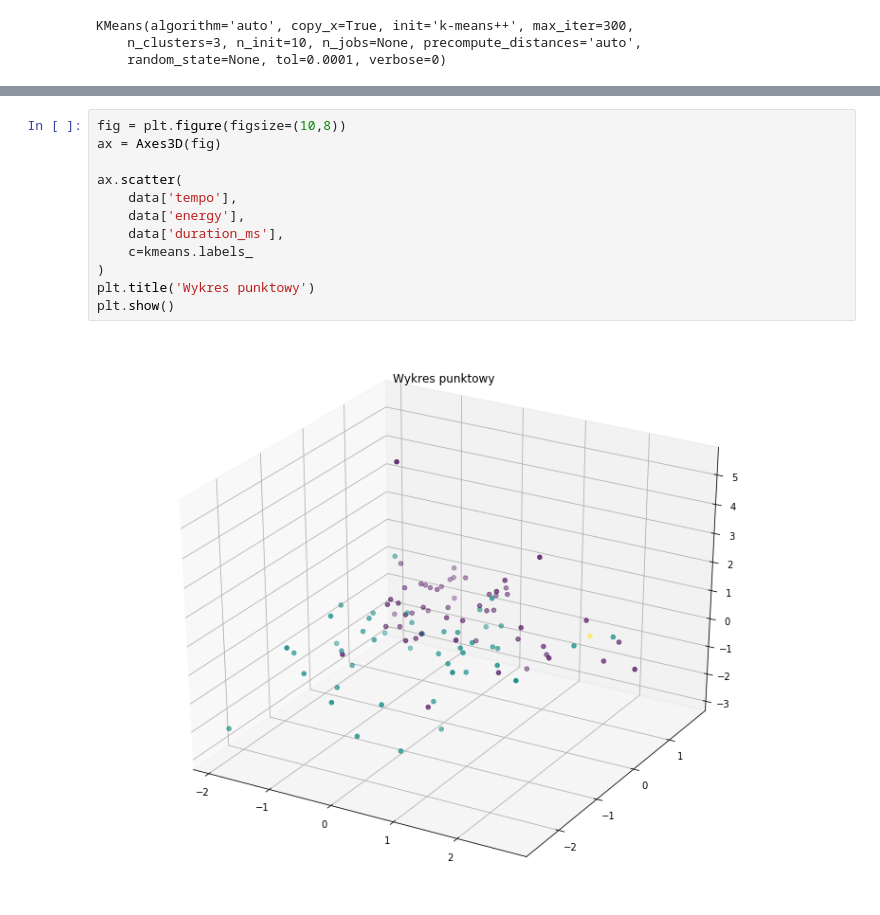
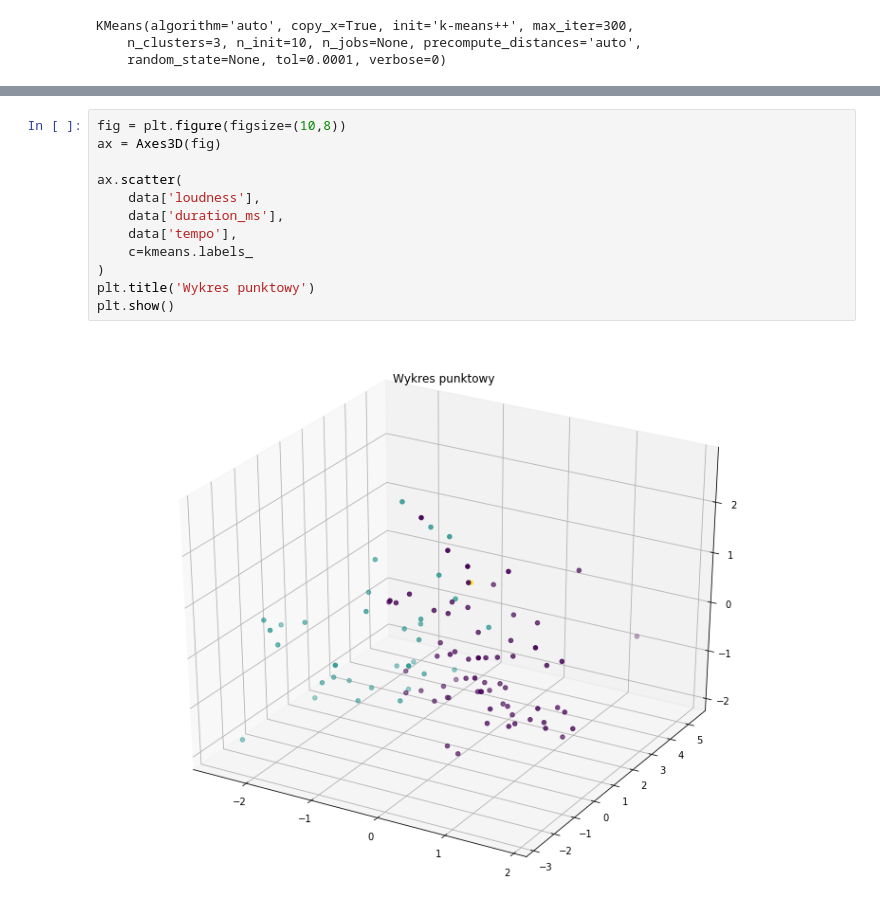
Before and after one commit to Julitt/Projekt-SAD, a Jupyter notebook: Projekt-spotify.ipynb, the cells around one changed output, grey strips where cells are left out. Drawn from its saved outputs; the diff is of its cells as text.

```diff
--- a/Projekt-spotify.ipynb
+++ b/Projekt-spotify.ipynb
@@ -107,14 +142,14 @@ array([[     0.73587037,      0.74753704,      5.55555556,
 # %%
 fig = plt.figure(figsize=(10,8))
 ax = Axes3D(fig)
 
 ax.scatter(
+    data['loudness'],
+    data['duration_ms'],
     data['tempo'],
-    data['energy'],
-    data['duration_ms'],
     c=kmeans.labels_
 )
 plt.title('Wykres punktowy')
 plt.show()
 # %% [output]
-[figure, old version]
+[figure, new version]
```
Also changed, not shown: parts of 13 cells of this notebook.
